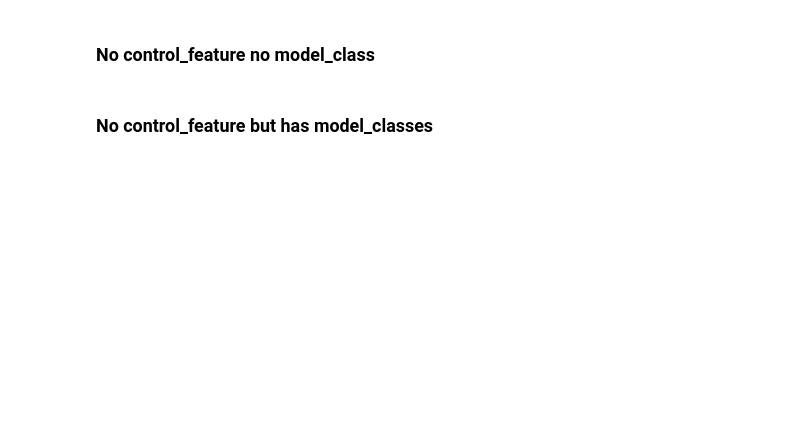
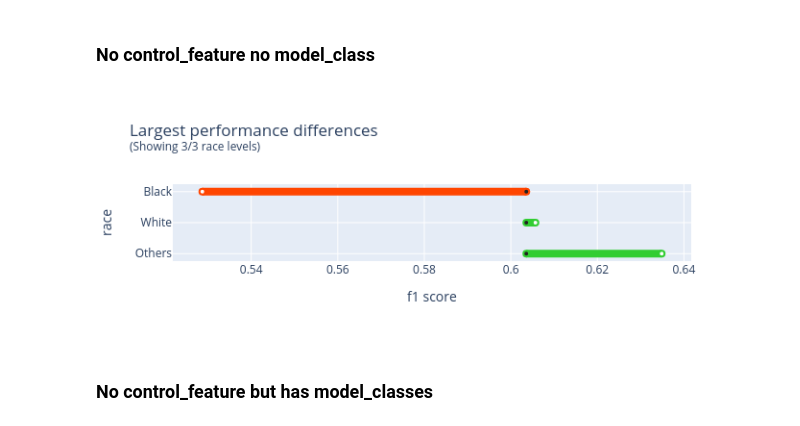
Before and after one commit to OlivierBinette/PerformanceDisparityReport-test, a Jupyter notebook: test_plots.ipynb, the cells around one changed output. Cells and saved outputs as stored; diff of their text form; code cells hidden in the pictures; blank space fills up the shorter version.

```diff
--- a/test_plots.ipynb
+++ b/test_plots.ipynb
@@ -17,7 +19,9 @@ res.display[0].show(rendered="svg")
 # %%
 check = PerformanceDisparityReport(protected_feature="race", scorer="f1")
 res = check.run(dataset, model=model)
-res.display[0].show(rendered="svg")
+res.display[0].show(renderer="png")
+# %% [output]
+[figure, added]
 # %% [markdown]
 ### No control_feature but has model_classes
 # %%
```
Also changed, not shown: parts of 9 cells of this notebook.
